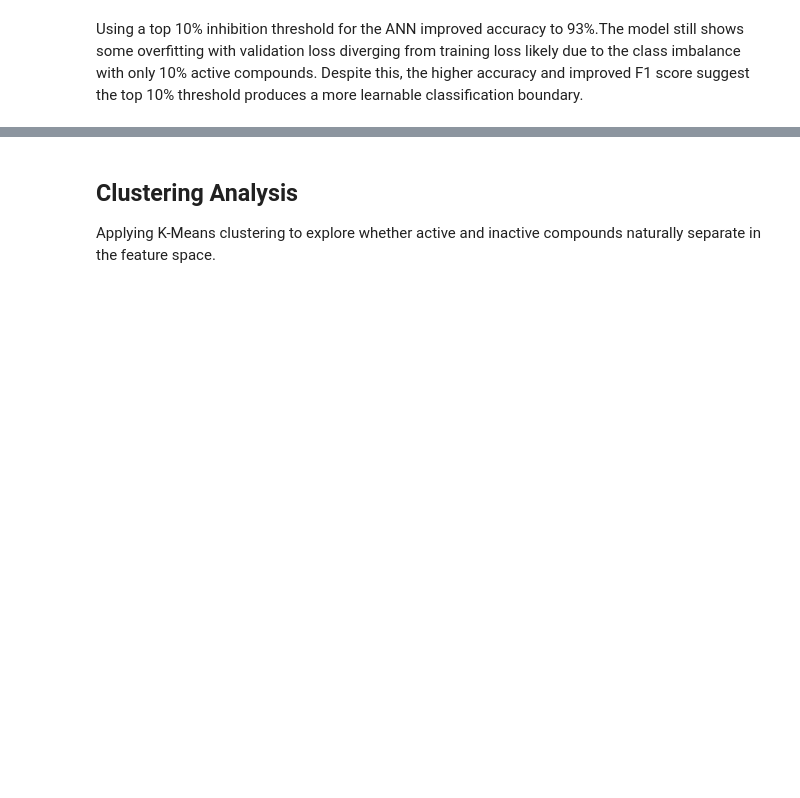
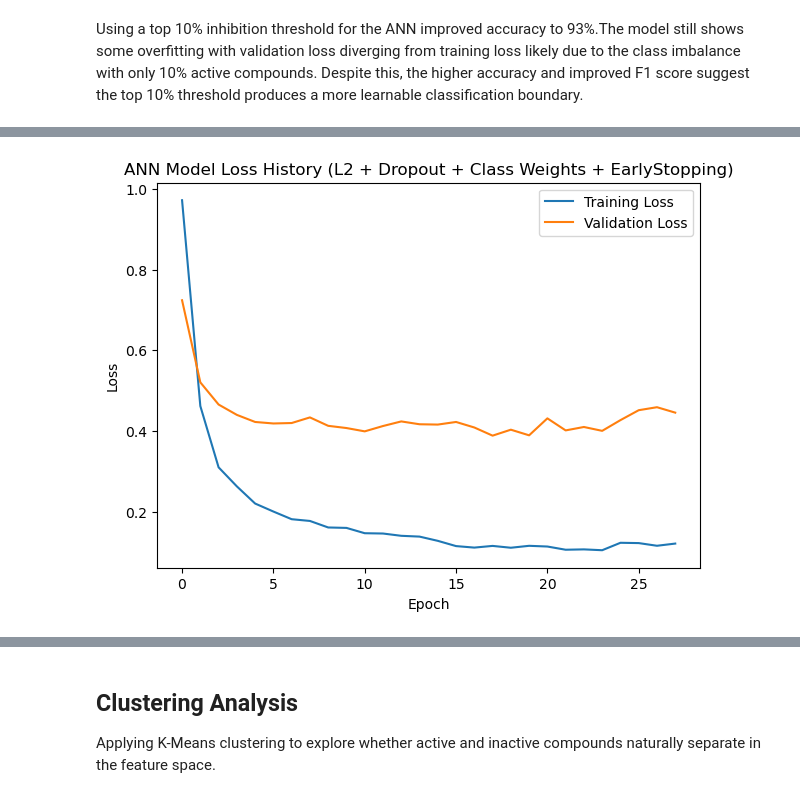
Before and after one commit to dw1229/chem277a-final-ecoli-inhibition-ml, a Jupyter notebook: ecoli_inhibition_ml.ipynb, the cells around one changed output, grey strips where cells are left out. Cells and saved outputs as stored; diff of their text form; code cells hidden in the pictures; blank space fills up the shorter version.

Commit message:
Add ANN regularization study with subtitles, interpretations, and SMOTE two-layer final variant

```diff
--- a/ecoli_inhibition_ml.ipynb
+++ b/ecoli_inhibition_ml.ipynb
@@ -976,0 +988,80 @@ Using a top 10% inhibition threshold for the ANN improved accuracy to 93%.The mo
+# %%
+# Regularized ANN variant: L2 weight decay + Dropout + Class Weights + EarlyStopping
+# Following the QSAR class-imbalance literature (Tomei et al. 2025; de Souza et al. 2023)
+# and the TensorFlow regularization guide's combined L2+dropout
+# Goal: reduce the overfitting observed in the baseline ANN above and improve recall on actives
+
+import tensorflow as tf
+from tensorflow.keras import regularizers
+from tensorflow.keras.callbacks import EarlyStopping
+from sklearn.utils.class_weight import compute_class_weight
+
+# Set seeds for reproducibility (matching random_state=28 used in train/test split)
+tf.random.set_seed(28)
+np.random.seed(28)
+
+# Compute balanced class weights to address the ~9:1 inactive/active imbalance
+class_weights_arr = compute_class_weight(
+    class_weight='balanced',
+    classes=np.array([0, 1]),
+    y=ydummy_train_ann
+)
+class_weight_dict = {0: class_weights_arr[0], 1: class_weights_arr[1]}
+print("Class weights:", class_weight_dict)
+
+# Combined regularization: L2 weight decay penalizes large weights,
+# Dropout reduces co-adaptation between neurons
+def My_Keras_Model_Combined(Nneuron, NClasses, drop_rate=0.3, l2_strength=0.001):
+    return keras.Sequential([
+        layers.Dense(
+            Nneuron, activation='relu',
+            kernel_regularizer=regularizers.l2(l2_strength)
+        ),
+        layers.Dropout(drop_rate),
+        layers.Dense(NClasses, activation='softmax')
+    ])
+
+keras_model_combined = My_Keras_Model_Combined(Nneuron, NClasses, drop_rate=0.3, l2_strength=0.001)
+keras_model_combined.compile(optimizer='adam', loss='categorical_crossentropy', metrics=['accuracy'])
+
+# EarlyStopping halts training once val_loss stops improving for 10 consecutive epochs
+# restore_best_weights ensures the model uses weights from the best validation epoch
+early_stop = EarlyStopping(
+    monitor='val_loss', patience=10,
+    restore_best_weights=True, verbose=1
+)
+
+history_combined = keras_model_combined.fit(
+    X_train_scaled, Y_train_oh,
+    epochs=Nepochs, validation_split=0.2,
+    class_weight=class_weight_dict,
+    callbacks=[early_stop],
+    verbose=1
+)
+
+# Plot loss curves to compare against the unregularized baseline above
+fig, ax = plt.subplots(figsize=(7, 5))
+ax.plot(history_combined.history['loss'], label='Training Loss')
+ax.plot(history_combined.history['val_loss'], label='Validation Loss')
+ax.set_title('ANN Model Loss History (L2 + Dropout + Class Weights + EarlyStopping)')
+ax.set_xlabel('Epoch')
+ax.set_ylabel('Loss')
+ax.legend()
+plt.show()
+
+# Evaluate on test set
+P_combined = keras_model_combined.predict(X_test_scaled)
+y_pred_combined = np.argmax(P_combined, axis=1)
+
+print("Accuracy:", accuracy_score(ydummy_test_ann, y_pred_combined))
+print("\nClassification report:")
+print(classification_report(ydummy_test_ann, y_pred_combined))
+
+fig, ax = plt.subplots(figsize=(5, 4))
+cm_combined = confusion_matrix(ydummy_test_ann, y_pred_combined)
+disp = ConfusionMatrixDisplay(confusion_matrix=cm_combined)
+disp.plot(ax=ax, colorbar=False)
+ax.set_title('Confusion Matrix - ANN Combined Regularization')
+plt.tight_layout()
+plt.show()
+# %% [output]
@@ -976,0 +1085 @@ Using a top 10% inhibition threshold for the ANN improved accuracy to 93%.The mo
+[figure, added]
```
Also changed, not shown: parts of 18 cells of this notebook.
